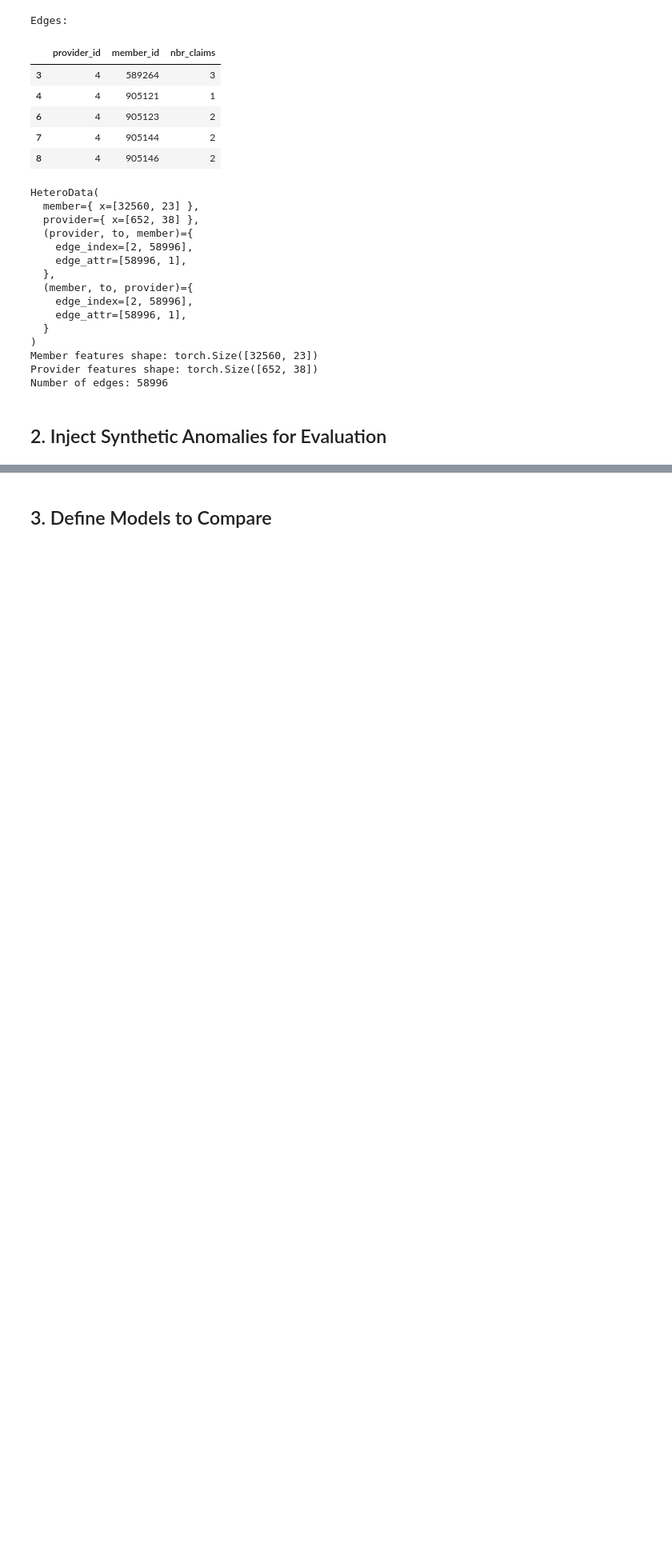
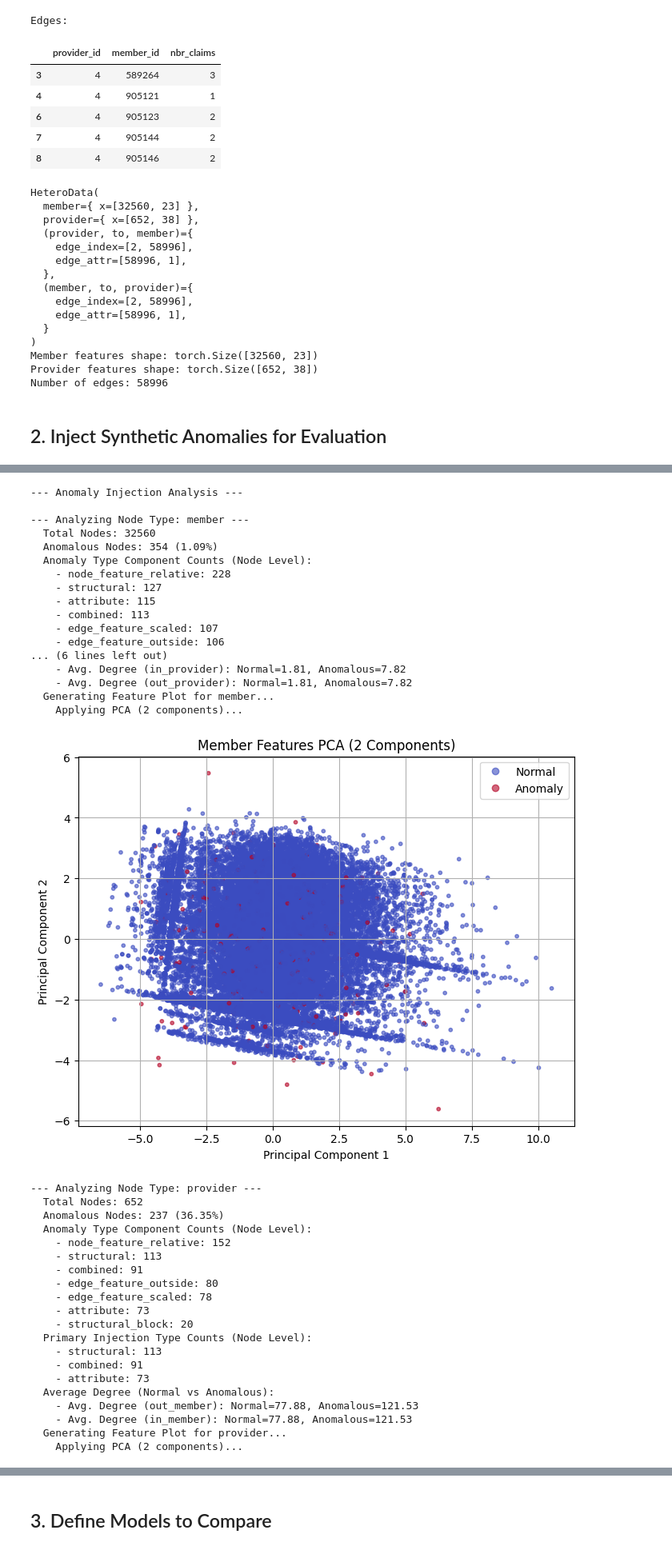
Before and after one commit to Kchak22/degree-project-gad-healthcare, a Jupyter notebook: notebooks/model_comparison.ipynb, the cells around one changed output, grey strips where cells are left out. Shown at 80% size. Saved outputs shown, nothing was run; the diff lists cells and outputs as text; code cells hidden in the pictures; blank space fills up the shorter version.

```diff
--- a/notebooks/model_comparison.ipynb
+++ b/notebooks/model_comparison.ipynb
@@ -395,0 +112,9 @@ Injected 32 provider anomalies
+# %%
+original_data = data.clone()
+
+# Inject anomalies using the simplified function
+modified_data, gt_node_labels, gt_edge_labels, final_anomaly_tracking = inject_simplified_anomalies(
+    data=original_data,
+)
+
+anomaly_data = modified_data
@@ -395,0 +129,51 @@ Injected 32 provider anomalies
+# %%
+analysis_summary_df = analyze_injected_anomalies(
+    data=anomaly_data,
+    gt_node_labels=gt_node_labels,
+    anomaly_tracking=final_anomaly_tracking,
+    original_data=original_data, # Optional
+    gt_edge_labels=gt_edge_labels, # Pass the edge labels
+    plot_features=True
+)
+
+print("\n--- Anomaly Summary ---")
+display(analysis_summary_df)
+# %% [output]
+--- Anomaly Injection Analysis ---
+
+--- Analyzing Node Type: member ---
+  Total Nodes: 32560
+  Anomalous Nodes: 354 (1.09%)
+  Anomaly Type Component Counts (Node Level):
+    - node_feature_relative: 228
+    - structural: 127
+    - attribute: 115
+    - combined: 113
+    - edge_feature_scaled: 107
+    - edge_feature_outside: 106
+... (6 lines left out)
+    - Avg. Degree (in_provider): Normal=1.81, Anomalous=7.82
+    - Avg. Degree (out_provider): Normal=1.81, Anomalous=7.82
+  Generating Feature Plot for member...
+    Applying PCA (2 components)...
+[figure, added]
+--- Analyzing Node Type: provider ---
+  Total Nodes: 652
+  Anomalous Nodes: 237 (36.35%)
+  Anomaly Type Component Counts (Node Level):
+    - node_feature_relative: 152
+    - structural: 113
+    - combined: 91
+    - edge_feature_outside: 80
+    - edge_feature_scaled: 78
+    - attribute: 73
+    - structural_block: 20
+  Primary Injection Type Counts (Node Level):
+    - structural: 113
+    - combined: 91
+    - attribute: 73
+  Average Degree (Normal vs Anomalous):
+    - Avg. Degree (out_member): Normal=77.88, Anomalous=121.53
+    - Avg. Degree (in_member): Normal=77.88, Anomalous=121.53
+  Generating Feature Plot for provider...
+    Applying PCA (2 components)...
```
Also changed, not shown: parts of 26 cells of this notebook, 6 other files.
